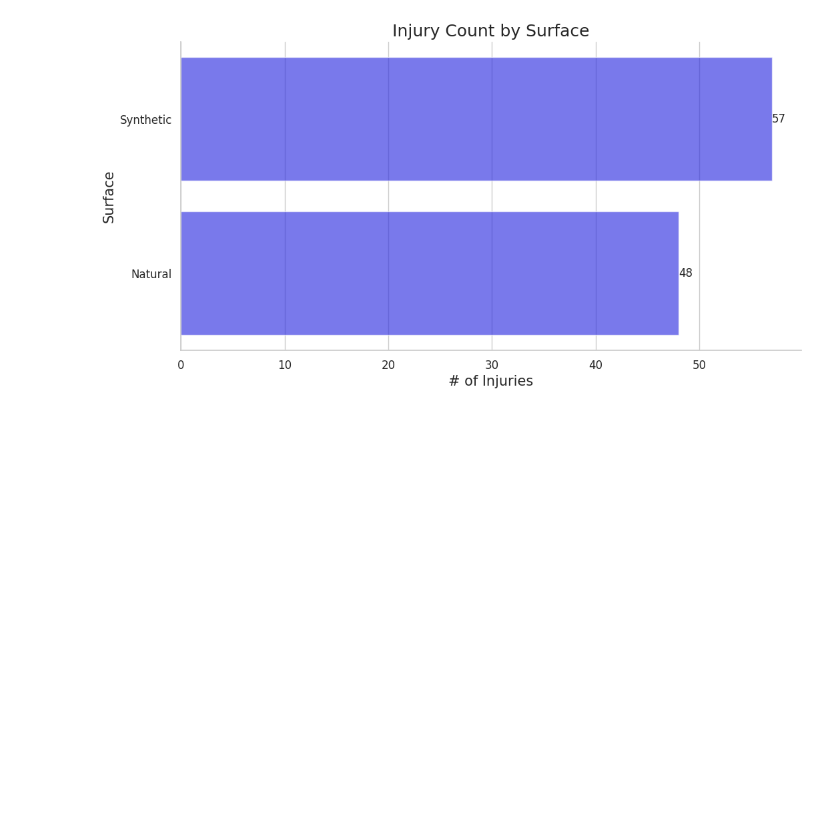
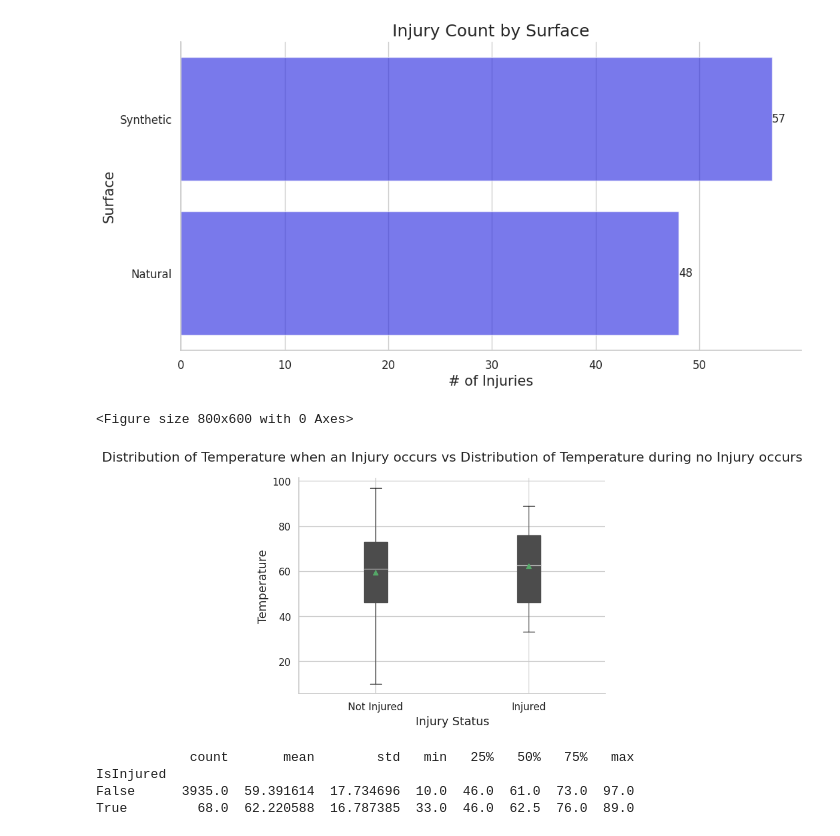
Before and after one commit to AditC1/NFLInjuryAnalysis, a Jupyter notebook: nfl-injury-analysis.ipynb, the cells around one changed output. Cells and saved outputs as stored; diff of their text form; code cells hidden in the pictures; blank space fills up the shorter version.

Commit message:
Kaggle Notebook | NFL Injury Analysis | Version 4

```diff
--- a/nfl-injury-analysis.ipynb
+++ b/nfl-injury-analysis.ipynb
@@ -223,0 +228,21 @@ prop_of_inuries_synthetic = 57/2401
+# %%
+playlist['IsInjured'] = playlist['GameID'].isin(injury_record['GameID'])
+filtered_list = playlist[(playlist['StadiumType'].isin(["dome_open", "indoor open", "outdoor"])) & (playlist['Temperature'] != -999)]
+distinct_list = filtered_list[['GameID', 'Temperature', 'IsInjured']].drop_duplicates()
+plt.figure(figsize=(8, 6))
+boxplot = distinct_list.boxplot(column='Temperature', by='IsInjured', patch_artist=True, showmeans=True)
+plt.title("Distribution of Temperature when an Injury occurs vs Distribution of Temperature during no Injury occurs", fontsize=16, pad=20)
+plt.xlabel("Injury Status", fontsize=14)
+plt.suptitle("")
+plt.xticks([1, 2], ['Not Injured', 'Injured'])
+plt.ylabel("Temperature", fontsize=14)
+plt.show()
+summary_stats = distinct_list.groupby('IsInjured')['Temperature'].describe()
+print(summary_stats)
+# %% [output]
+<Figure size 800x600 with 0 Axes>
+[figure, added]
+            count       mean        std   min   25%   50%   75%   max
+IsInjured
+False      3935.0  59.391614  17.734696  10.0  46.0  61.0  73.0  97.0
+True         68.0  62.220588  16.787385  33.0  46.0  62.5  76.0  89.0
```
Also changed, not shown: parts of 2 cells of this notebook.
